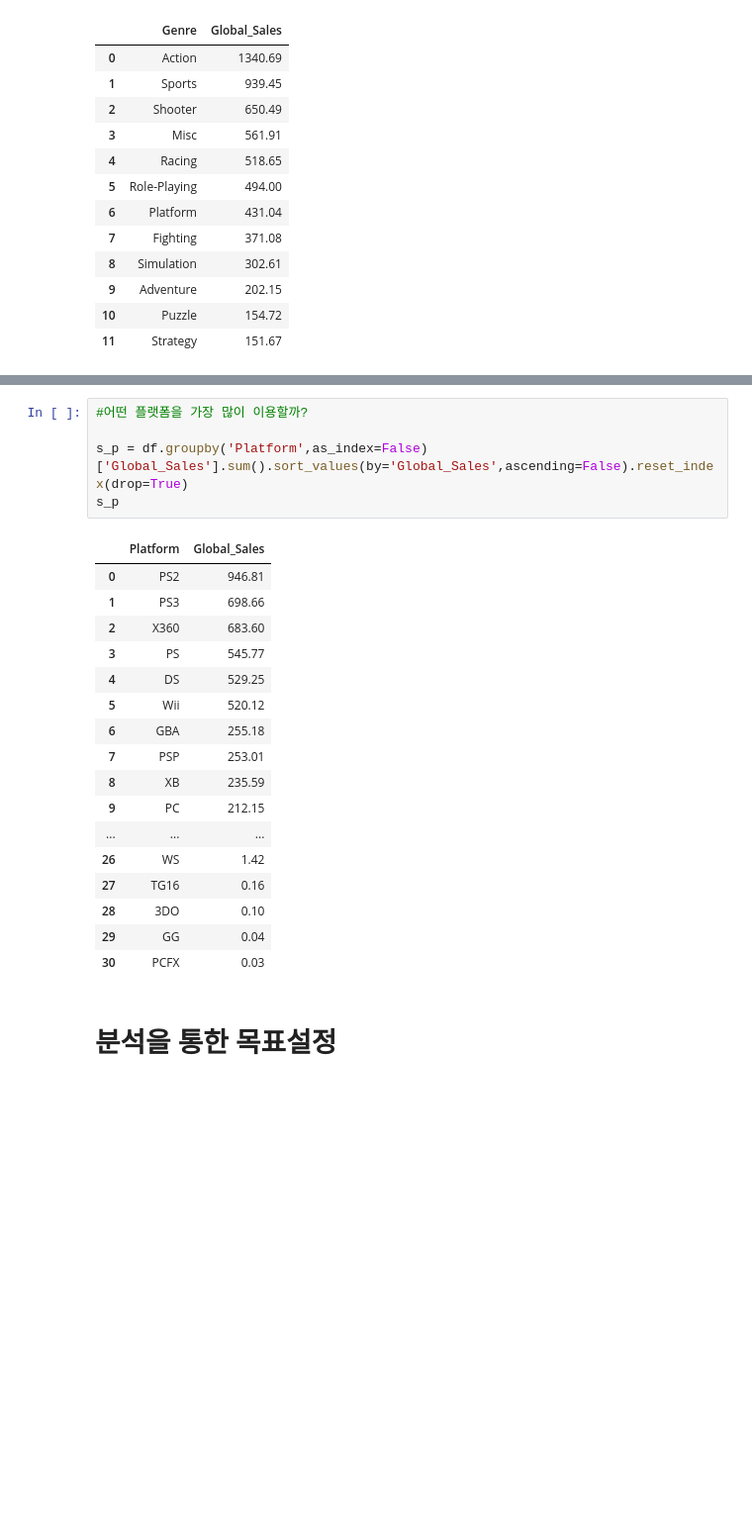
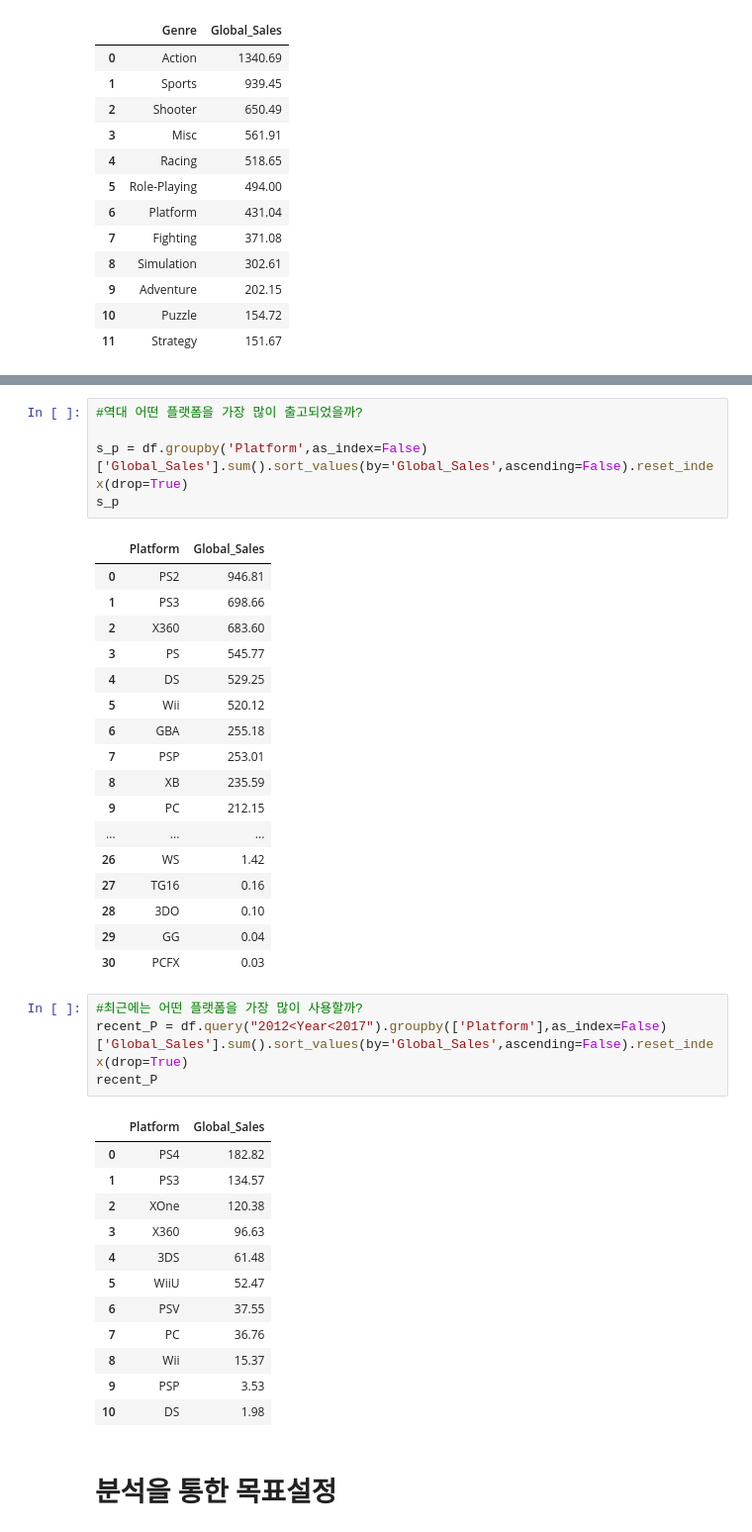
Before and after one commit to sseyonafre/Project, a Jupyter notebook: sprint1/AI_14_고세희_Section1.ipynb, the cells around one changed output, grey strips where cells are left out. Shown at 99% size. Drawn from its saved outputs; the diff is of its cells as text; blank space fills up the shorter version.

```diff
--- a/sprint1/AI_14_고세희_Section1.ipynb
+++ b/sprint1/AI_14_고세희_Section1.ipynb
@@ -766,5 +795,5 @@ ax.set(xlabel=None , ylabel=None)
 # %%
-#어떤 플랫폼을 가장 많이 이용할까?
+#역대 어떤 플랫폼을 가장 많이 출고되었을까?
 
 s_p = df.groupby('Platform',as_index=False)['Global_Sales'].sum().sort_values(by='Global_Sales',ascending=False).reset_index(drop=True)
 s_p
@@ -786,6 +815,23 @@ s_p
 | 28 | 3DO | 0.10 |
 | 29 | GG | 0.04 |
 | 30 | PCFX | 0.03 |
+# %%
+#최근에는 어떤 플랫폼을 가장 많이 사용할까?
+recent_P = df.query("2012<Year<2017").groupby(['Platform'],as_index=False)['Global_Sales'].sum().sort_values(by='Global_Sales',ascending=False).reset_index(drop=True)
+recent_P
+# %% [output]
+|  | Platform | Global_Sales |
+| 0 | PS4 | 182.82 |
+| 1 | PS3 | 134.57 |
+| 2 | XOne | 120.38 |
+| 3 | X360 | 96.63 |
+| 4 | 3DS | 61.48 |
+| 5 | WiiU | 52.47 |
+| 6 | PSV | 37.55 |
+| 7 | PC | 36.76 |
+| 8 | Wii | 15.37 |
+| 9 | PSP | 3.53 |
+| 10 | DS | 1.98 |
 # %% [markdown]
 # 분석을 통한 목표설정
 # %% [markdown]
```
Also changed, not shown: parts of 14 cells of this notebook.
